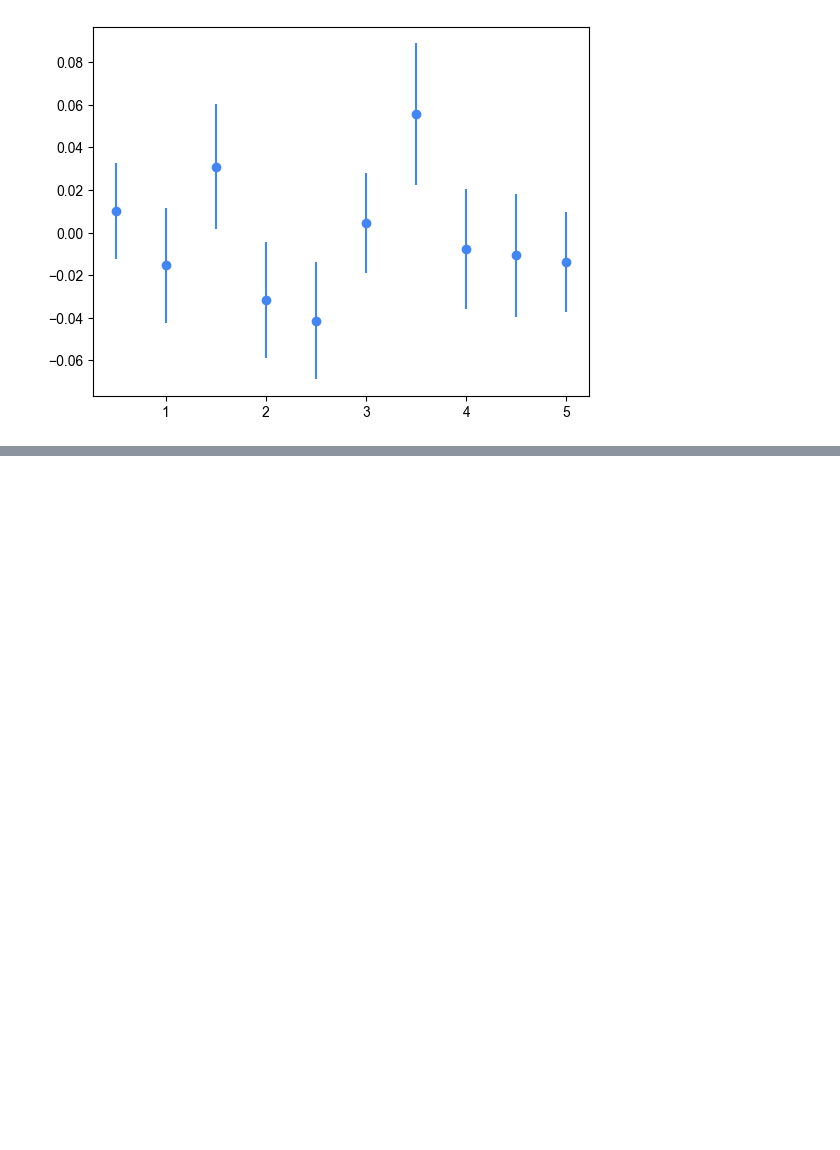
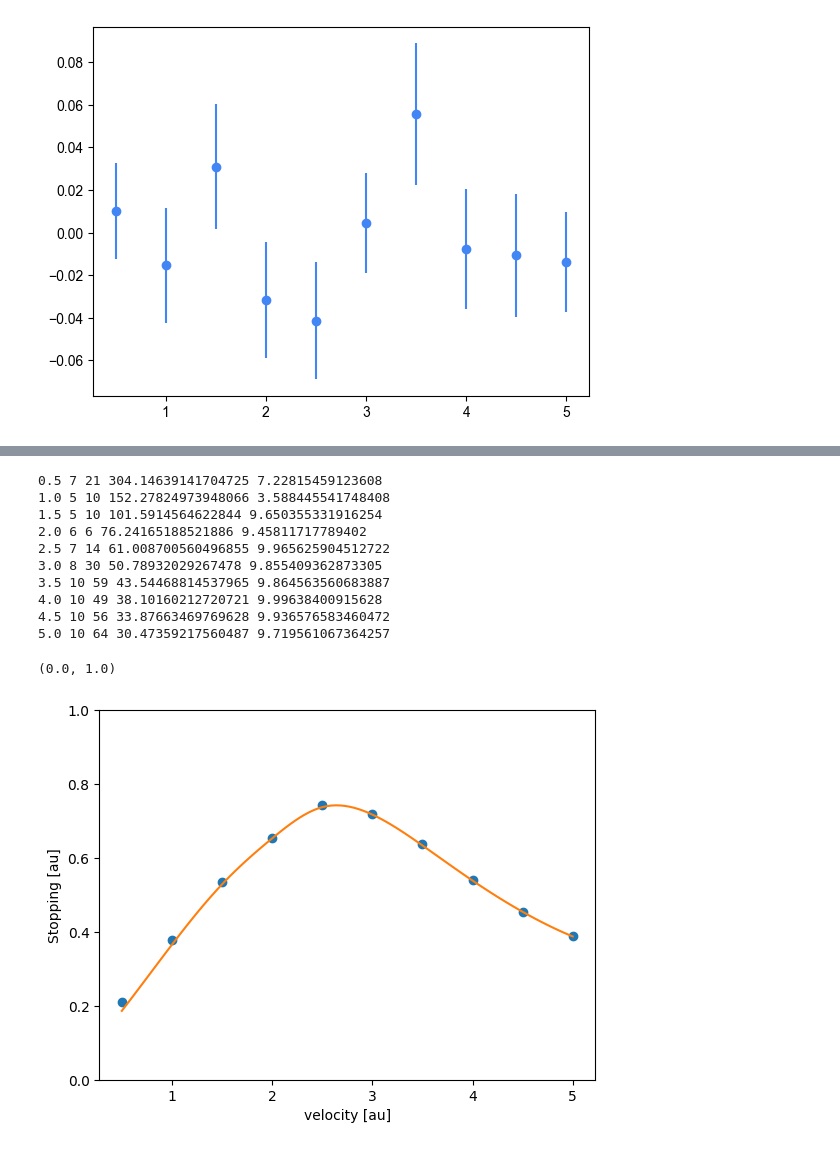
Before and after one commit to ncrubin/mec-sandia, a Jupyter notebook: notebooks/stopping_variance_estimation.ipynb, the cells around one changed output, grey strips where cells are left out. Drawn from its saved outputs; the diff is of its cells as text; code cells hidden in the pictures; blank space fills up the shorter version.

```diff
--- a/notebooks/stopping_variance_estimation.ipynb
+++ b/notebooks/stopping_variance_estimation.ipynb
@@ -553,0 +711,45 @@ vel = 5.0, ns = 1000
+# %%
+import numpy as np
+from scipy.interpolate import CubicSpline
+qData2 = np.loadtxt("AndrewsFirstGaussian/C_10gpcc_1eV_stopping_config1.txt")
+velocity_au = qData2[:, 0]  # the velocities are already given in atomic units
+max_time = 10.0 # au
+stopping_approx = []
+stopping_exact = []
+num_pts_fit = 10
+for vel in velocity_au:
+    data = parse_stopping_data(
+            f"AndrewsFirstGaussian/{vel}_work_vs_dist",
+            vel,
+            num_points=10,
+            stopping_data_filename=stopping_data,
+            rare_event=0.125,
+        )
+    max_time_indx = np.where(data.times < max_time)[0][-1]
+    time_slice = len(data.times[:max_time_indx]) // num_pts_fit + 1
+    xvals = data.distance[:max_time_indx][::time_slice]
+    yvals = data.work[:max_time_indx][::time_slice]
+    print(vel, len(xvals), max_time_indx, max(data.times), data.times[max_time_indx])
+    stopping_approx.append(fit_linear_stats(xvals, yvals).slope)
+    stopping_exact.append(data.stopping)
+
+plt.plot(velocity_au, stopping_approx, label="computed", marker='o', lw=0)
+stopping_spl = CubicSpline(velocity_au, stopping_exact)
+xs = np.linspace(velocity_au[0], velocity_au[-1], 100)
+plt.plot(xs, stopping_spl(xs), label="cubic spline")
+plt.xlabel("velocity [au]")
+plt.ylabel("Stopping [au]")
+plt.ylim([0, 1])
+# %% [output]
+0.5 7 21 304.14639141704725 7.22815459123608
+1.0 5 10 152.27824973948066 3.588445541748408
+1.5 5 10 101.5914564622844 9.650355331916254
+2.0 6 6 76.24165188521886 9.45811717789402
+2.5 7 14 61.008700560496855 9.965625904512722
+3.0 8 30 50.78932029267478 9.855409362873305
+3.5 10 59 43.54468814537965 9.864563560683887
+4.0 10 49 38.10160212720721 9.99638400915628
+4.5 10 56 33.87663469769628 9.936576583460472
+5.0 10 64 30.47359217560487 9.719561067364257
+(0.0, 1.0)
+[figure, added]
```
Also changed, not shown: parts of 11 cells of this notebook, 2 other files.
